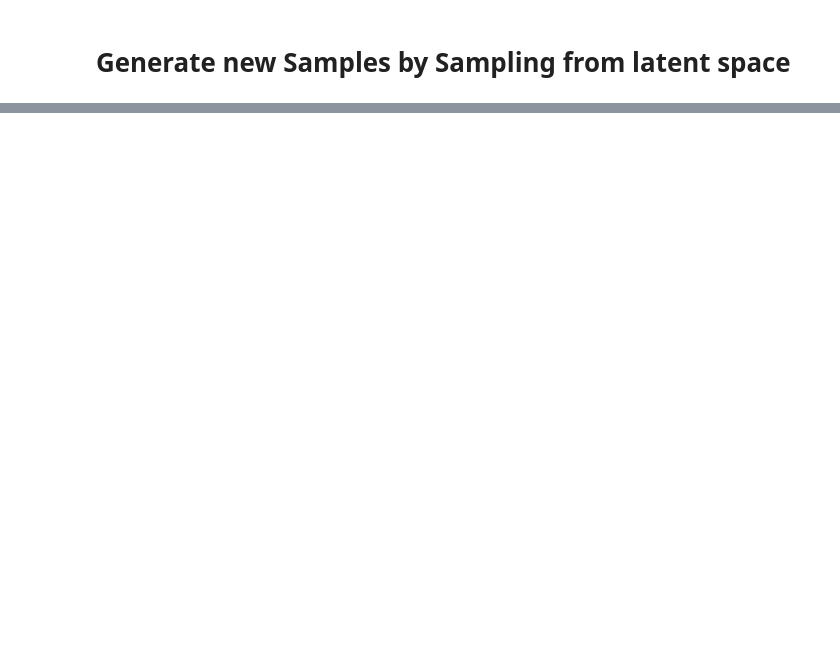
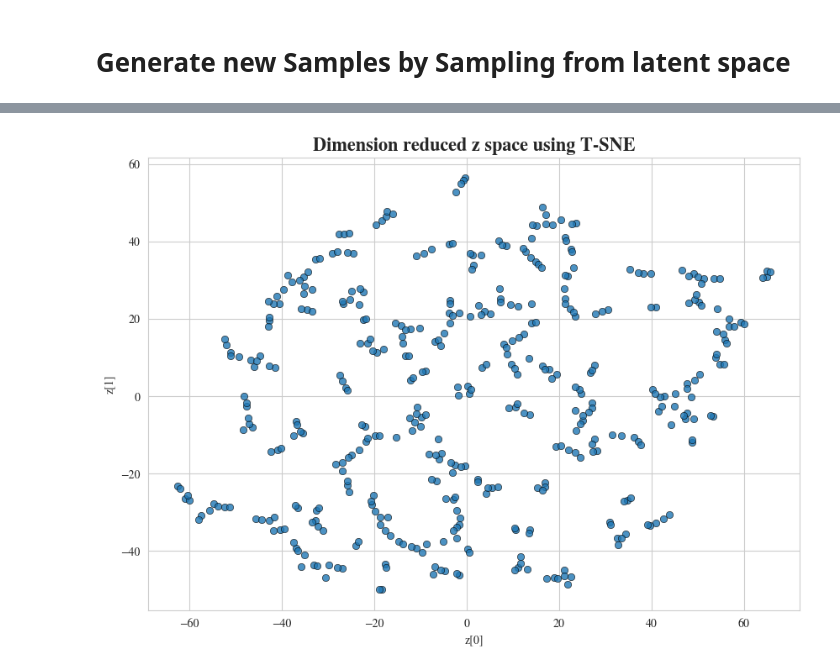
Before and after one commit to negralessio/biosignals-gen-ai, a Jupyter notebook: notebooks/vae.ipynb, the cells around one changed output, grey strips where cells are left out. Cells and saved outputs as stored; diff of their text form; code cells hidden in the pictures; blank space fills up the shorter version.

```diff
--- a/notebooks/vae.ipynb
+++ b/notebooks/vae.ipynb
@@ -257,0 +254,6 @@ plot_all_time_series(test_df)
+# %%
+def encode_batch(x: np.array):
+    z_mean, z_log_var, z = vae.encoder(x)
+    return z_mean, z_log_var, z
+
+z_mean, z_log_var, z = encode_batch(tensor)
@@ -257,0 +262,3 @@ plot_all_time_series(test_df)
+# %%
+tsne = TSNE(perplexity=5)
+z_dim_reduced = tsne.fit_transform(z)
@@ -257,0 +285,9 @@ plot_all_time_series(test_df)
+# %%
+fig, ax = plt.subplots(1,1, figsize=(10,7))
+ax.set_title("Dimension reduced z space using T-SNE", fontweight="bold", size=16)
+sns.scatterplot(x=z_dim_reduced[:,0], y=z_dim_reduced[:,1], ax=ax, edgecolor="black", alpha=.8)
+ax.set_xlabel("z[0]")
+ax.set_ylabel("z[1]")
+fig.show()
+# %% [output]
+[figure, added]
```
Also changed, not shown: parts of 20 cells of this notebook.
